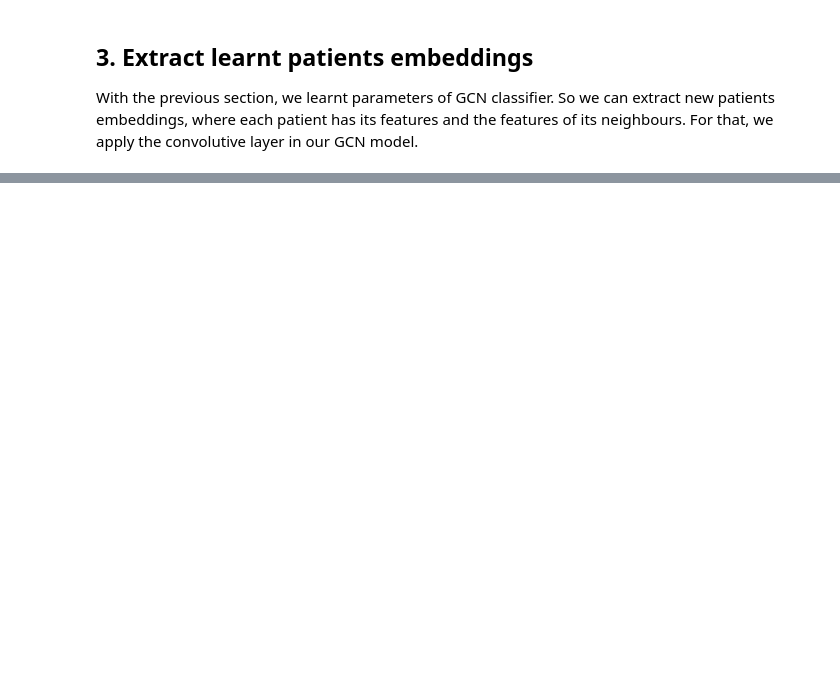
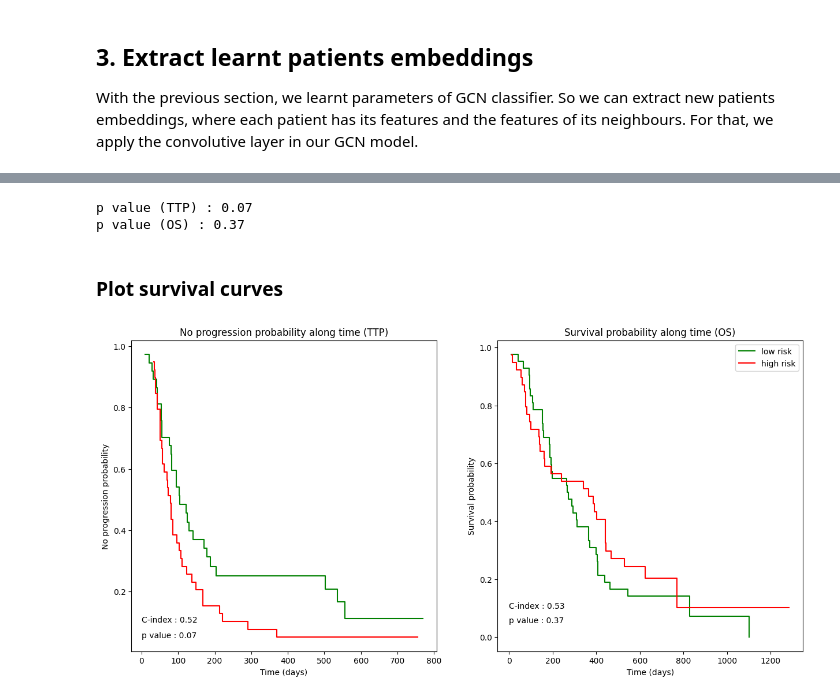
Before and after one commit to Arthur8754/mutational-signatures, a Jupyter notebook: gnn-cox.ipynb, the cells around one changed output, grey strips where cells are left out. Cells and saved outputs as stored; diff of their text form; code cells hidden in the pictures; blank space fills up the shorter version.

```diff
--- a/gnn-cox.ipynb
+++ b/gnn-cox.ipynb
@@ -415,0 +330,6 @@ _ = history_train_os.plot()
+# %%
+## TTP :
+cox_model_ttp = CoxModel()
+
+## OS :
+cox_model_os = CoxModel()
@@ -415,0 +361,18 @@ _ = history_train_os.plot()
+# %%
+## TTP :
+status_ttp, time_ttp = df_ttp_non_censored['Progression_1'].to_numpy().astype(bool), df_ttp_non_censored['Time to progression (days)'].to_numpy()
+# Low risk class
+status_low_ttp, time_low_ttp = status_ttp[np.where(risk_classes_ttp==0)], time_ttp[np.where(risk_classes_ttp==0)]
+time_axis_low_ttp, prob_axis_low_ttp = cox_model_ttp.kaplan_meier_estimation(status_low_ttp, time_low_ttp)
+# High risk class
+status_high_ttp, time_high_ttp = status_ttp[np.where(risk_classes_ttp==1)], time_ttp[np.where(risk_classes_ttp==1)]
+time_axis_high_ttp, prob_axis_high_ttp = cox_model_ttp.kaplan_meier_estimation(status_high_ttp, time_high_ttp)
+
+## OS :
+status_os, time_os = df_os_non_censored['Alive_0'].to_numpy().astype(bool), df_os_non_censored['Overall survival (days)'].to_numpy()
+# Low risk class
+status_low_os, time_low_os = status_os[np.where(risk_classes_os==0)], time_os[np.where(risk_classes_os==0)]
+time_axis_low_os, prob_axis_low_os = cox_model_os.kaplan_meier_estimation(status_low_os, time_low_os)
+# High risk class
+status_high_os, time_high_os = status_os[np.where(risk_classes_os==1)], time_os[np.where(risk_classes_os==1)]
+time_axis_high_os, prob_axis_high_os = cox_model_os.kaplan_meier_estimation(status_high_os, time_high_os)
@@ -415,0 +396,35 @@ _ = history_train_os.plot()
+# %%
+## TTP :
+p_value_ttp = cox_model_ttp.log_rank_test(status_ttp.astype(int), time_ttp, risk_classes_ttp)
+print(f"p value (TTP) : {p_value_ttp}")
+
+## OS :
+p_value_os = cox_model_os.log_rank_test(status_os.astype(int), time_os, risk_classes_os)
+print(f"p value (OS) : {p_value_os}")
+# %% [output]
+p value (TTP) : 0.07
+p value (OS) : 0.37
+# %% [markdown]
+### Plot survival curves
+# %%
+fig, ax = plt.subplots(1,2,figsize=(15,7))
+ax[0].step(time_axis_low_ttp, prob_axis_low_ttp, where='post',color='green',label='low risk')
+ax[0].step(time_axis_high_ttp, prob_axis_high_ttp, where='post',color='red',label='high risk')
+ax[0].set_xlabel('Time (days)')
+ax[0].set_ylabel('No progression probability')
+ax[0].set_title('No progression probability along time (TTP)')
+ax[0].text(0,0.1,f'C-index : {c_index_ttp}')
+ax[0].text(0,0.05,f'p value : {p_value_ttp}')
+
+ax[1].step(time_axis_low_os, prob_axis_low_os, where='post',color='green',label='low risk')
+ax[1].step(time_axis_high_os, prob_axis_high_os, where='post',color='red',label='high risk')
+ax[1].set_xlabel('Time (days)')
+ax[1].set_ylabel('Survival probability')
+ax[1].set_title('Survival probability along time (OS)')
+ax[1].text(0,0.1,f'C-index : {c_index_os}')
+ax[1].text(0,0.05,f'p value : {p_value_os}')
+
+plt.legend()
+plt.savefig('gnn-survival-curves.png')
+# %% [output]
+[figure, added]
```
Also changed, not shown: parts of 27 cells of this notebook.
